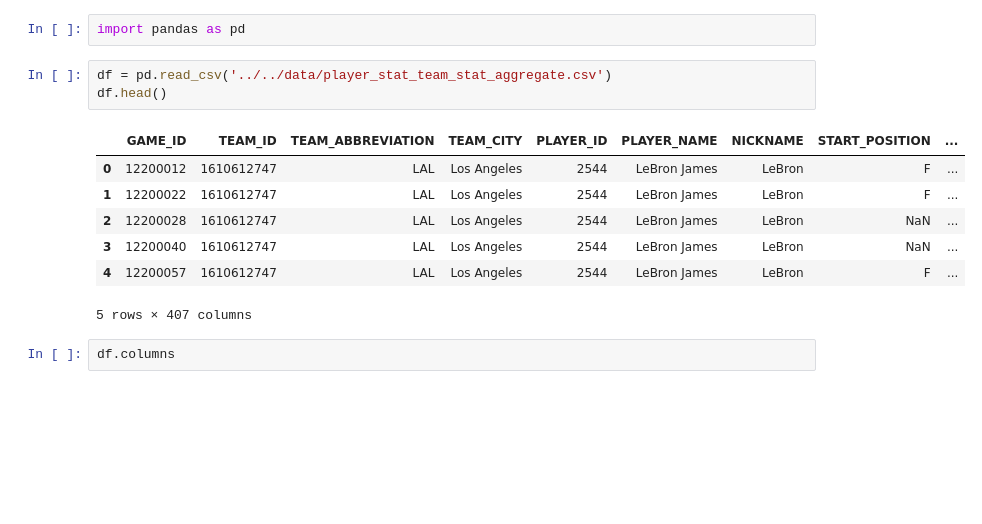
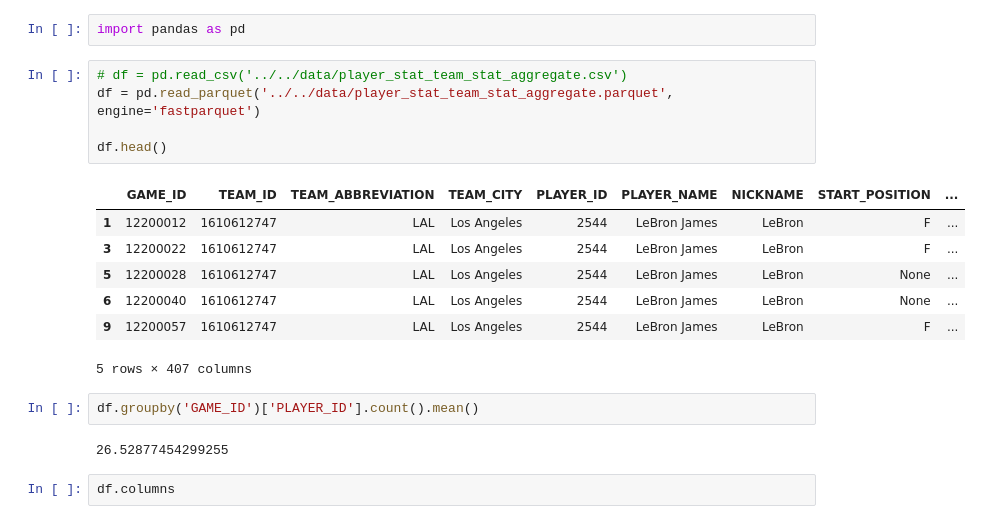
Before and after one commit to Spectral-Finance/nba-mvp, a Jupyter notebook: helpers/modeling/modeling.ipynb, the cells around one changed output. Cells and saved outputs as stored; diff of their text form; blank space fills up the shorter version.

```diff
--- a/helpers/modeling/modeling.ipynb
+++ b/helpers/modeling/modeling.ipynb
@@ -1,16 +1,22 @@
 # %%
 import pandas as pd
 # %%
-df = pd.read_csv('../../data/player_stat_team_stat_aggregate.csv')
+# df = pd.read_csv('../../data/player_stat_team_stat_aggregate.csv')
+df = pd.read_parquet('../../data/player_stat_team_stat_aggregate.parquet', engine='fastparquet')
+
 df.head()
 # %% [output]
 |  | GAME_ID | TEAM_ID | TEAM_ABBREVIATION | TEAM_CITY | PLAYER_ID | PLAYER_NAME | NICKNAME | START_POSITION | ... |
-| 0 | 12200012 | 1610612747 | LAL | Los Angeles | 2544 | LeBron James | LeBron | F | ... |
-| 1 | 12200022 | 1610612747 | LAL | Los Angeles | 2544 | LeBron James | LeBron | F | ... |
-| 2 | 12200028 | 1610612747 | LAL | Los Angeles | 2544 | LeBron James | LeBron | NaN | ... |
-| 3 | 12200040 | 1610612747 | LAL | Los Angeles | 2544 | LeBron James | LeBron | NaN | ... |
-| 4 | 12200057 | 1610612747 | LAL | Los Angeles | 2544 | LeBron James | LeBron | F | ... |
+| 1 | 12200012 | 1610612747 | LAL | Los Angeles | 2544 | LeBron James | LeBron | F | ... |
+| 3 | 12200022 | 1610612747 | LAL | Los Angeles | 2544 | LeBron James | LeBron | F | ... |
+| 5 | 12200028 | 1610612747 | LAL | Los Angeles | 2544 | LeBron James | LeBron | None | ... |
+| 6 | 12200040 | 1610612747 | LAL | Los Angeles | 2544 | LeBron James | LeBron | None | ... |
+| 9 | 12200057 | 1610612747 | LAL | Los Angeles | 2544 | LeBron James | LeBron | F | ... |
 5 rows × 407 columns
+# %%
+df.groupby('GAME_ID')['PLAYER_ID'].count().mean()
+# %% [output]
+26.52877454299255
 # %%
 df.columns
 # %% [output]
```
Also changed, not shown: parts of 11 cells of this notebook.
